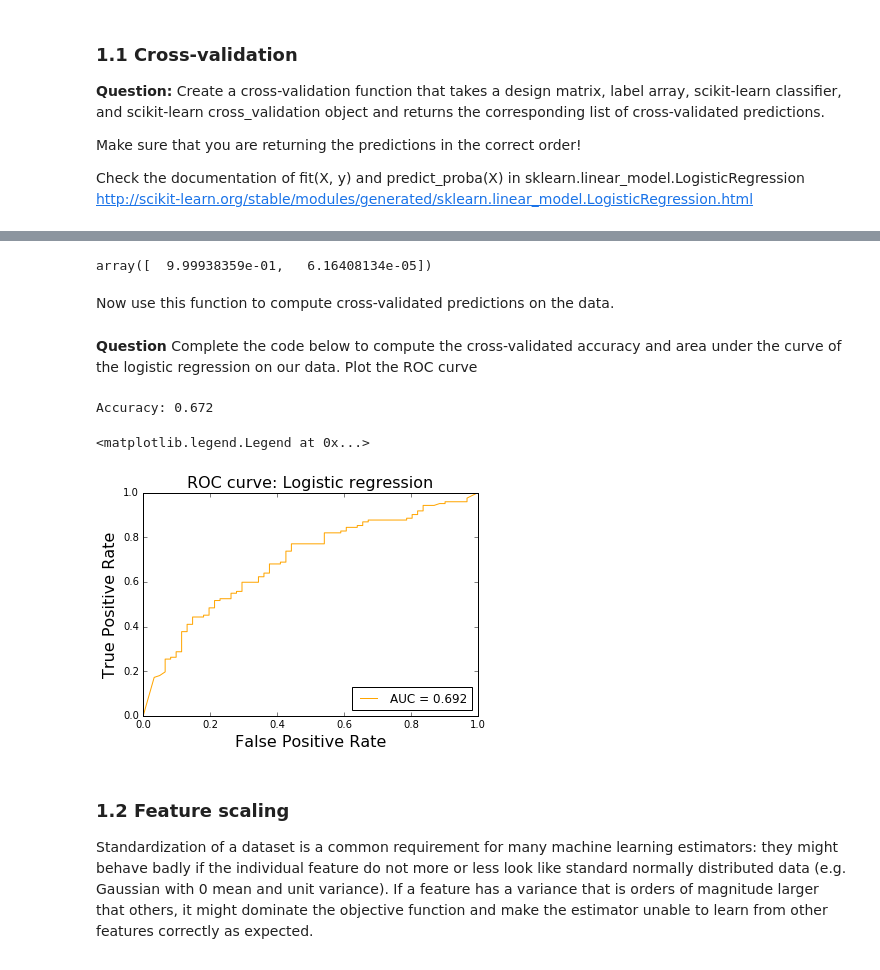
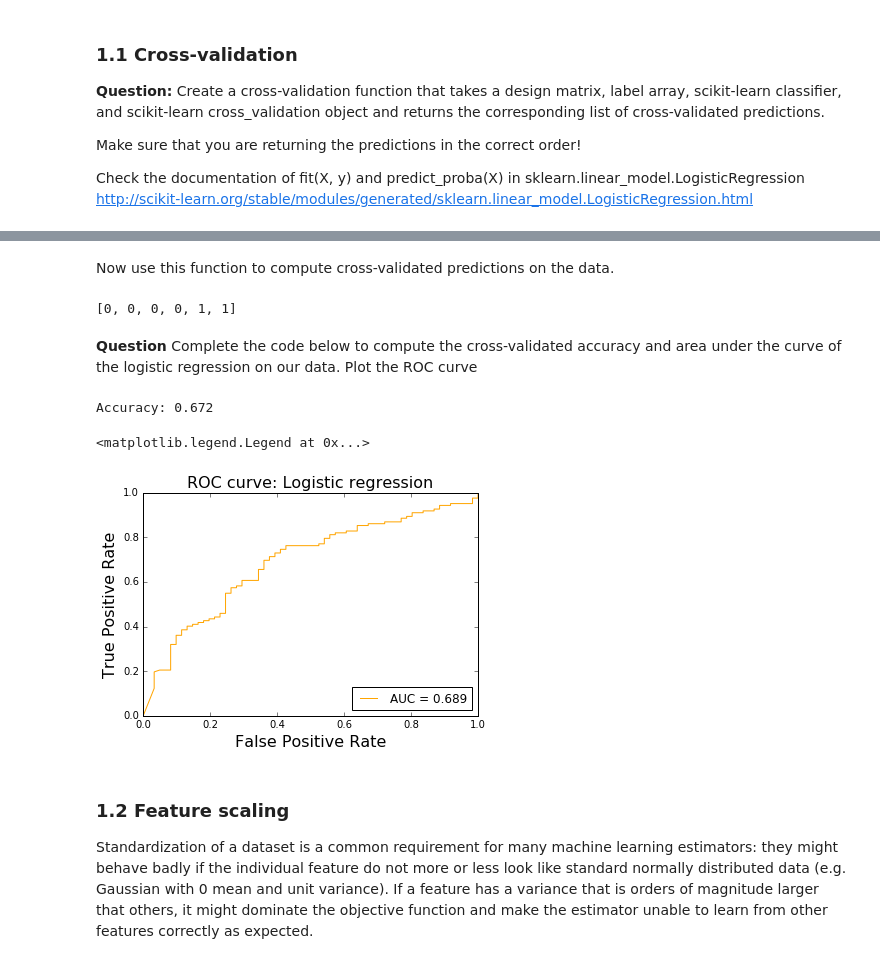
Before and after one commit to AdrienGlmz/ma2823_2016, a Jupyter notebook: lab_notebooks/Lab 3 2016-09-30 Logistic regression and project.ipynb, the cells around one changed output, grey strips where cells are left out. Saved outputs shown, nothing was run; the diff lists cells and outputs as text; code cells hidden in the pictures.

```diff
--- a/lab_notebooks/Lab 3 2016-09-30 Logistic regression and project.ipynb
+++ b/lab_notebooks/Lab 3 2016-09-30 Logistic regression and project.ipynb
@@ -74,15 +64,15 @@ def cross_validate(design_matrix, labels, classifier, cv_folds):
     """
     pred = np.zeros(labels.shape)
     for tr, te in cv_folds:
+        #Train and predict classes on a cv_fold subset
         classifier = classifier.fit(design_matrix[tr],labels[tr])
         y_pred = classifier.predict_proba(design_matrix[te])
-        #for i in range(len(te)):
-        #    if labels[tr][0] == 0:
-        #        pred[te[i]] = y_pred[i][1]
-        #    if labels[tr][0] == 1:
-        #        pred[te[i]] = y_pred[i][0]
-        for j in range(len(te)):
-            pred[te[j]] = y_pred[j][1]
+
+        #In order to have the prediction in the same order
+        #Columns of Y_pred can be permutted if labels[tr][0] == 0 or if labels[tr][1] == 1
+        if labels[tr][0] == 1:
+            y_pred_1 = y_pred[:,0]
+        else:
+            y_pred_1 = y_pred[:,1]
+        pred[te] = y_pred_1
     return pred
-
-cross_validate(X,y,model,folds)
@@ -115,43 +88,42 @@ scores.mean()
-# %%
-model = LogisticRegression()
-model = model.fit(X,y)
-pred = model.predict_proba(X)
-pred[2]
-# %% [output]
-array([  9.99938359e-01,   6.16408134e-05])
 # %% [markdown]
 Now use this function to compute cross-validated predictions on the data.
 # %%
-from sklearn import linear_model
-clf = linear_model.LogisticRegression(C=1e6) # high C means no regularization (we'll talk about regularization next week!)
+clf = LogisticRegression(C=1e6) # high C means no regularization (we'll talk about regularization next week!)
 ypred_logreg = cross_validate(X, y, clf, folds)
+# %%
+l = np.array([0,0.2,0.4,0.5,0.8,1])
+A = [(x > 0.5).astype(int) for x in l]
+print(A)
+# %% [output]
+[0, 0, 0, 0, 1, 1]
 # %% [markdown]
 **Question** Complete the code below to compute the cross-validated accuracy and area under the curve of the logistic regression on our data. Plot the ROC curve
 # %%
 from sklearn import metrics
 
+#Compute fpr, tpr
 fpr_logreg, tpr_logreg, thresholds = metrics.roc_curve(y, ypred_logreg, pos_label=1)
-pred = []
-for elt in ypred_logreg:
-    if elt < 0.5:
-        pred.append(0)
-    else:
-        pred.append(1)
 
+#Transform ypred_logreg into a binary list
+ypred_logreg = np.array(ypred_logreg)
+pred = [(x >= 0.5).astype(int) for x in ypred_logreg]
 print("Accuracy: %.3f" % metrics.accuracy_score(y, pred))
+
+#Compute AUC
 auc_logreg = metrics.auc(fpr_logreg, tpr_logreg)
 
+#Plot
 plt.plot(fpr_logreg, tpr_logreg, '-', color='orange', label='AUC = %0.3f' % auc_logreg)
 
 plt.xlabel('False Positive Rate', fontsize=16)
 plt.ylabel('True Positive Rate', fontsize=16)
 plt.title('ROC curve: Logistic regression', fontsize=16)
 plt.legend(loc="lower right")
 #plt.savefig('%s/evu_linreg.pdf' % fig_dir, bbox_inches='tight')
 # %% [output]
 Accuracy: 0.672
 <matplotlib.legend.Legend at 0x...>
-[figure, old version]
+[figure, new version]
 # %% [markdown]
 ### 1.2 Feature scaling
 
```
Also changed, not shown: parts of 16 cells of this notebook.
